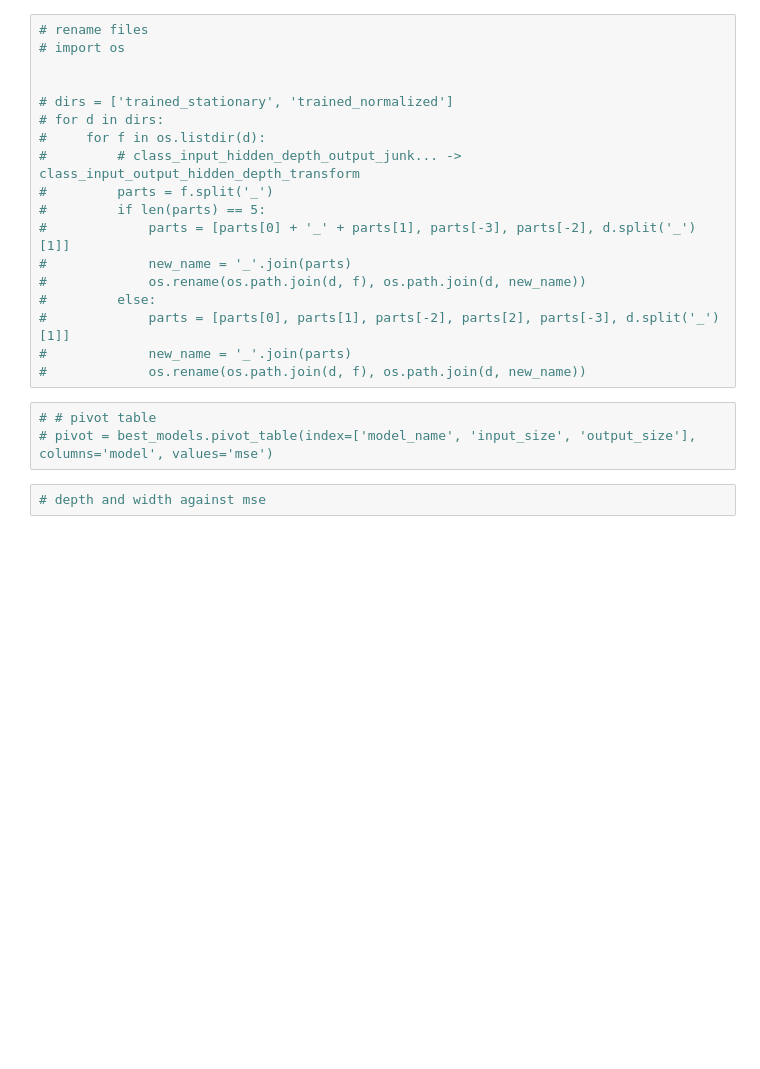
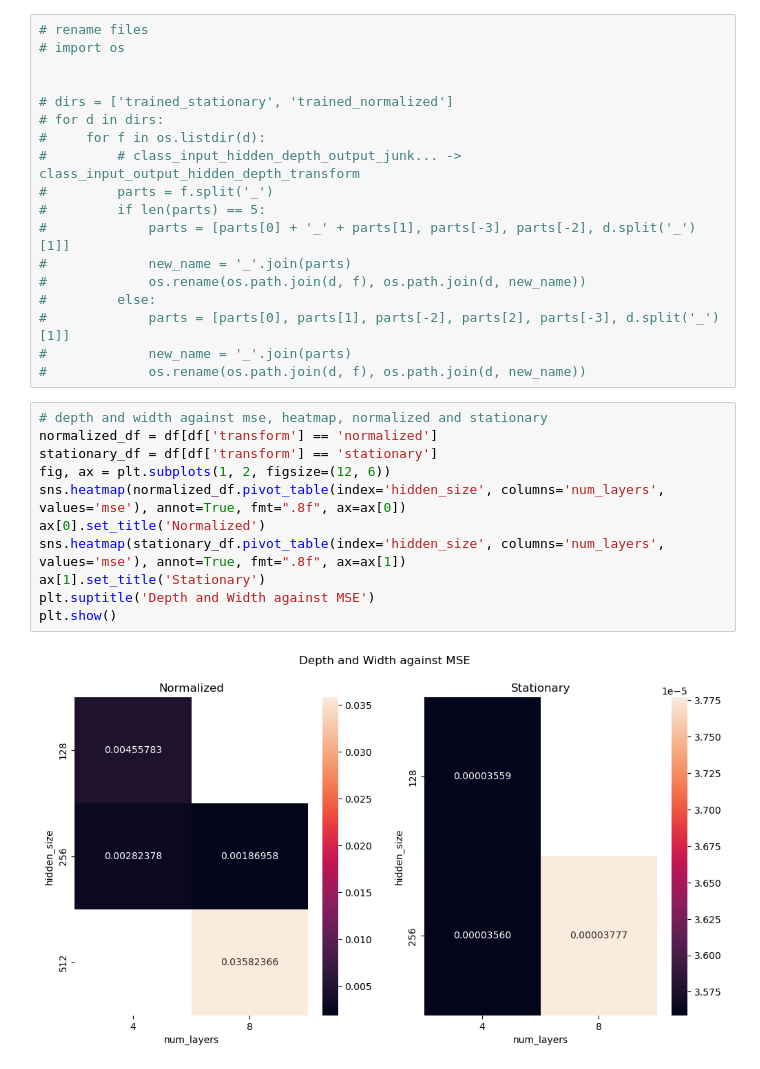
Before and after one commit to Jaqb-Janicqi/stock_price_prediction, a Jupyter notebook: model_analysis.ipynb, the cells around one changed output. Drawn from its saved outputs; the diff is of its cells as text; blank space fills up the shorter version.

Commit message:
full model analysis, dataset analysis

```diff
--- a/model_analysis.ipynb
+++ b/model_analysis.ipynb
@@ -45,8 +81,16 @@ print(best_models)
 #             parts = [parts[0], parts[1], parts[-2], parts[2], parts[-3], d.split('_')[1]]
 #             new_name = '_'.join(parts)
 #             os.rename(os.path.join(d, f), os.path.join(d, new_name))
-# %%
-# # pivot table
-# pivot = best_models.pivot_table(index=['model_name', 'input_size', 'output_size'], columns='model', values='mse')
-# %%
-# depth and width against mse
+# %%
+# depth and width against mse, heatmap, normalized and stationary
+normalized_df = df[df['transform'] == 'normalized']
+stationary_df = df[df['transform'] == 'stationary']
+fig, ax = plt.subplots(1, 2, figsize=(12, 6))
+sns.heatmap(normalized_df.pivot_table(index='hidden_size', columns='num_layers', values='mse'), annot=True, fmt=".8f", ax=ax[0])
+ax[0].set_title('Normalized')
+sns.heatmap(stationary_df.pivot_table(index='hidden_size', columns='num_layers', values='mse'), annot=True, fmt=".8f", ax=ax[1])
+ax[1].set_title('Stationary')
+plt.suptitle('Depth and Width against MSE')
+plt.show()
+# %% [output]
+[figure, added]
```
Also changed, not shown: parts of 8 cells of this notebook.
